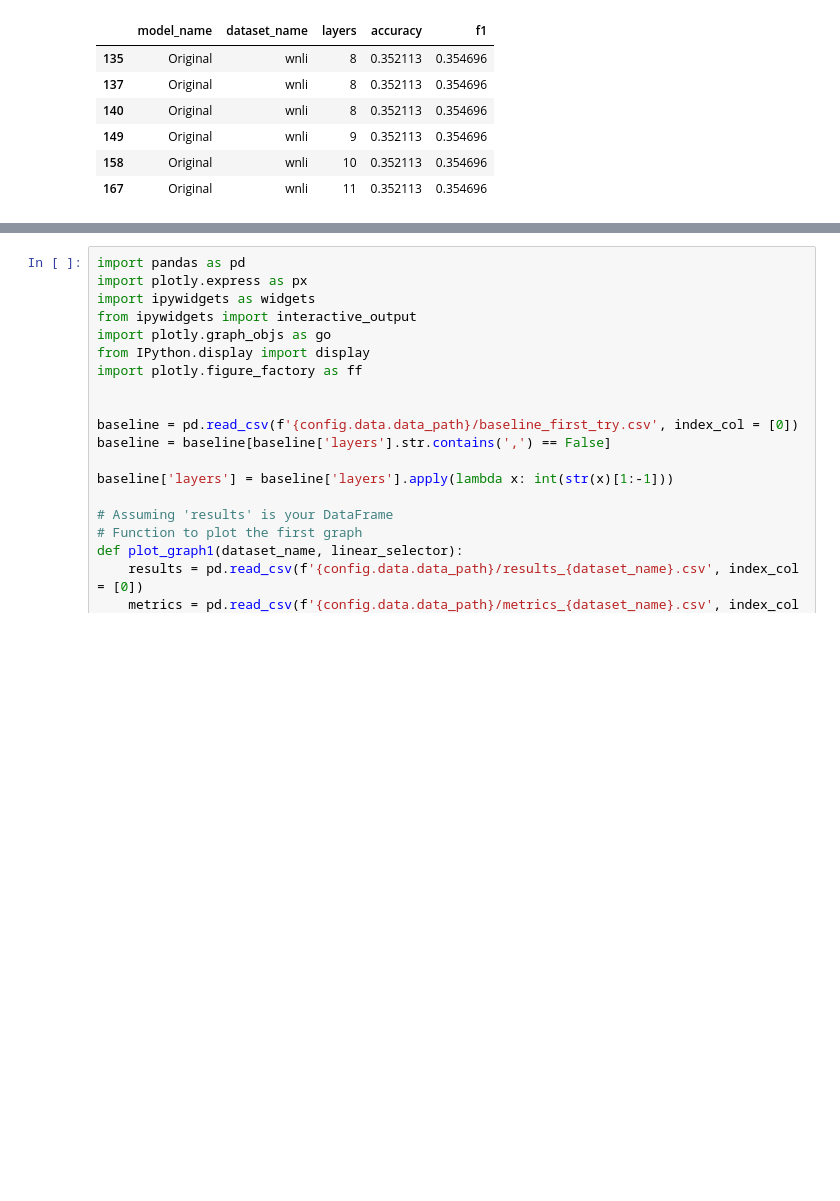
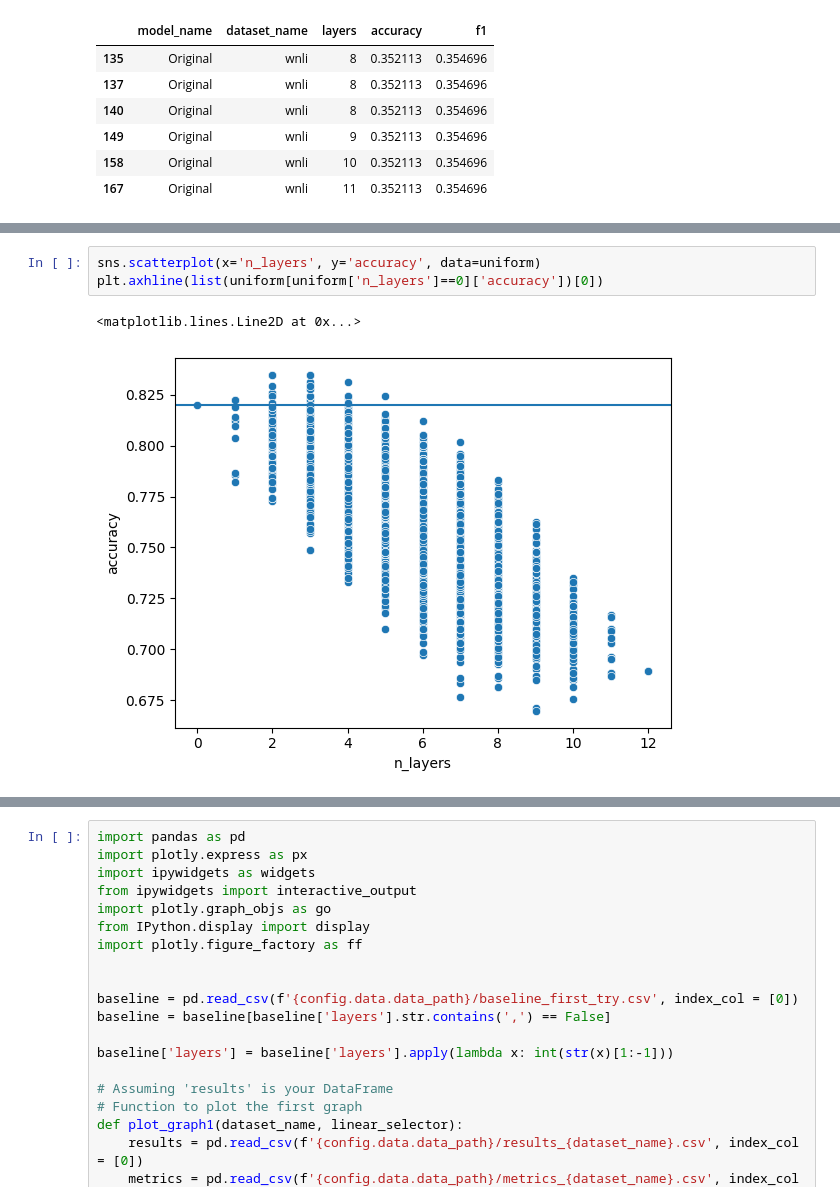
Before and after one commit to JetBrains-Research/effective-inference, a Jupyter notebook: notebooks/Metricks_visualisation.ipynb, the cells around one changed output, grey strips where cells are left out. Drawn from its saved outputs; the diff is of its cells as text; blank space fills up the shorter version.

```diff
--- a/notebooks/Metricks_visualisation.ipynb
+++ b/notebooks/Metricks_visualisation.ipynb
@@ -42,0 +111,6 @@ list(baseline[(baseline['model_name']=='Original')&(baseline['dataset_name']=='w
+# %%
+sns.scatterplot(x='n_layers', y='accuracy', data=uniform)
+plt.axhline(list(uniform[uniform['n_layers']==0]['accuracy'])[0])
+# %% [output]
+<matplotlib.lines.Line2D at 0x...>
+[figure, added]
```
Also changed, not shown: parts of 16 cells of this notebook.
